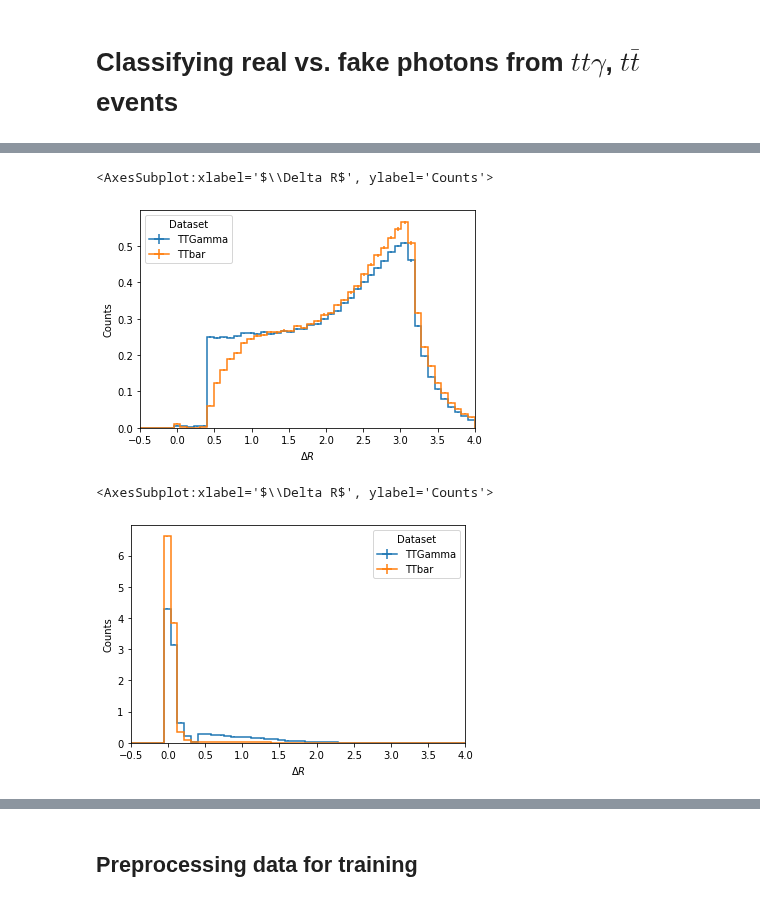
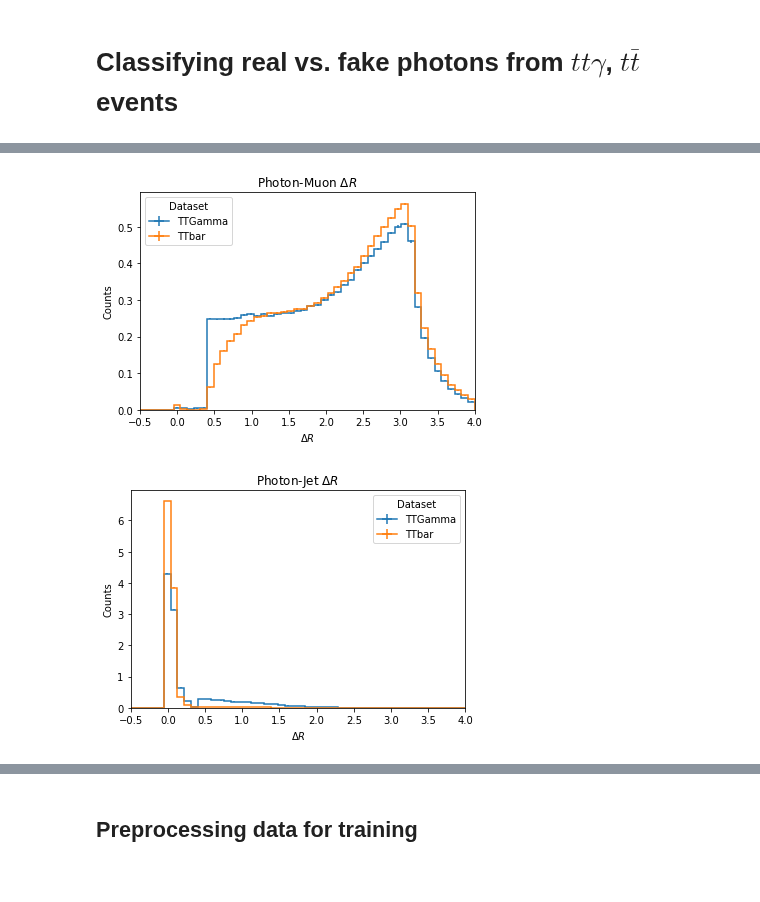
Before and after one commit to nbraukman/PhotonClassification, a Jupyter notebook: PhotonClassification.ipynb, the cells around one changed output, grey strips where cells are left out. Cells and saved outputs as stored; diff of their text form; code cells hidden in the pictures.

```diff
--- a/PhotonClassification.ipynb
+++ b/PhotonClassification.ipynb
@@ -227,7 +249,7 @@ outputMC = processor.run_uproot_job(
     processor.futures_executor,
     executor_args={"schema": SkimmedSchema,'workers': 4},  ## workers = 2, parallelize jobs, running 2 at once
     chunksize=1000000, #in each chunk, use 1 million events
-    maxchunks=3, #limit to using only 3 chunks for each dataset (useful for testing purposes)
+    #maxchunks=3, #limit to using only 3 chunks for each dataset (useful for testing purposes)
 )
 # %%
 outputData = processor.run_uproot_job(
@@ -276,10 +299,12 @@ hist.plot1d(outputMC['photon_pt_hist'],overlay='dataset',order=['TTbar','TTGamma
 # %%
 hist.plot1d(outputMC['deltaR_photon_lepton_hist'],overlay='dataset',stack=False,density=True)
+plt.title("Photon-Muon $\Delta R$")
+plt.show()
 # %% [output]
-<AxesSubplot:xlabel='$\\Delta R$', ylabel='Counts'>
-[figure, old version]
+[figure, new version]
 # %%
 hist.plot1d(outputMC['deltaR_photon_jet_hist'],overlay='dataset',stack=False,density=True)
+plt.title("Photon-Jet $\Delta R$")
+plt.show()
 # %% [output]
-<AxesSubplot:xlabel='$\\Delta R$', ylabel='Counts'>
-[figure, old version]
+[figure, new version]
```
Also changed, not shown: parts of 24 cells of this notebook, 2 other files.
